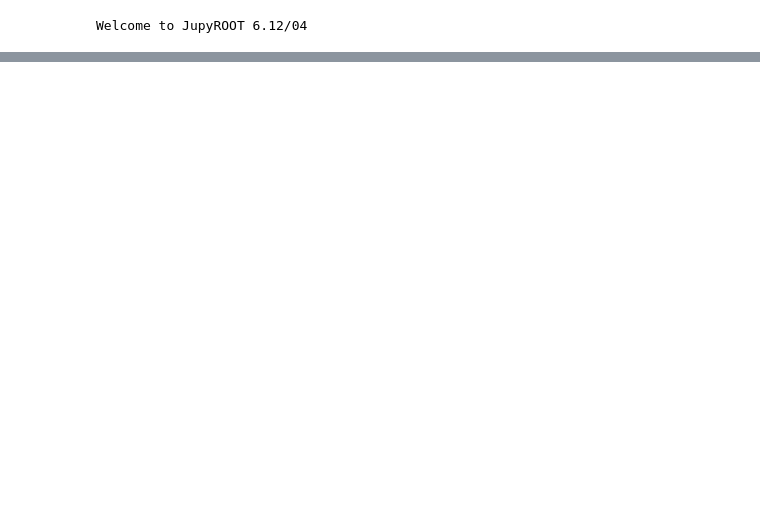
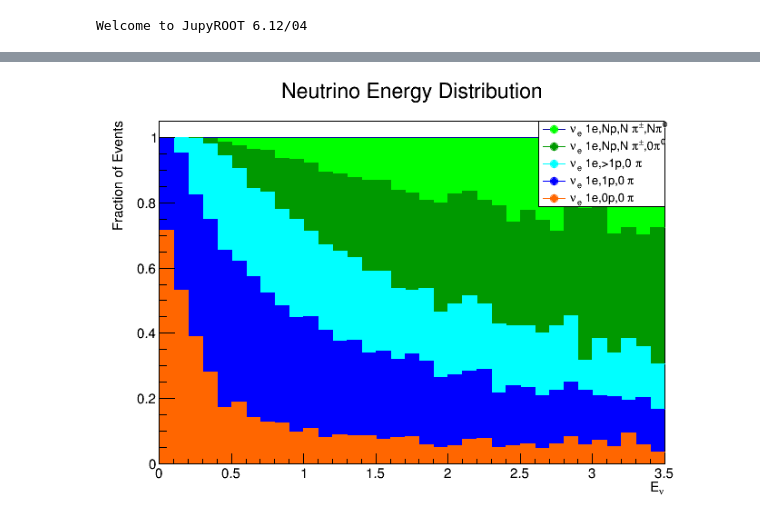
Before and after one commit to wesketchum/Sample_Notebooks, a Jupyter notebook: Plot_nue_MCTruth.ipynb, the cells around one changed output, grey strips where cells are left out. Cells and saved outputs as stored; diff of their text form; code cells hidden in the pictures; blank space fills up the shorter version.

```diff
--- a/Plot_nue_MCTruth.ipynb
+++ b/Plot_nue_MCTruth.ipynb
@@ -161,6 +161,7 @@ h_nue_st1.Add(h_nue_Np_eff);
 h_nue_st1.Add(h_nue_Npi_eff);
 h_nue_st1.Add(h_nue_Npi0_eff);
 # %%
+ROOT.disableJSVis()
 c3 = ROOT.TCanvas("c3","MyCanvas")
 c3.cd()
 h_nue_st1.Draw("HIST")
@@ -175,3 +176,4 @@ c3.Draw()
+[figure, added]
 # %%
 hp_nue_pke = ROOT.TProfile("hp_nue_pke",";E_{#nu};p_{KE}",NBINS,BINLOWEDGE,BINHIGHEDGE);
 hp_nue_pke.BuildOptions(0.0,1000,"s");
```
Also changed, not shown: parts of 3 cells of this notebook, 3 other files.
